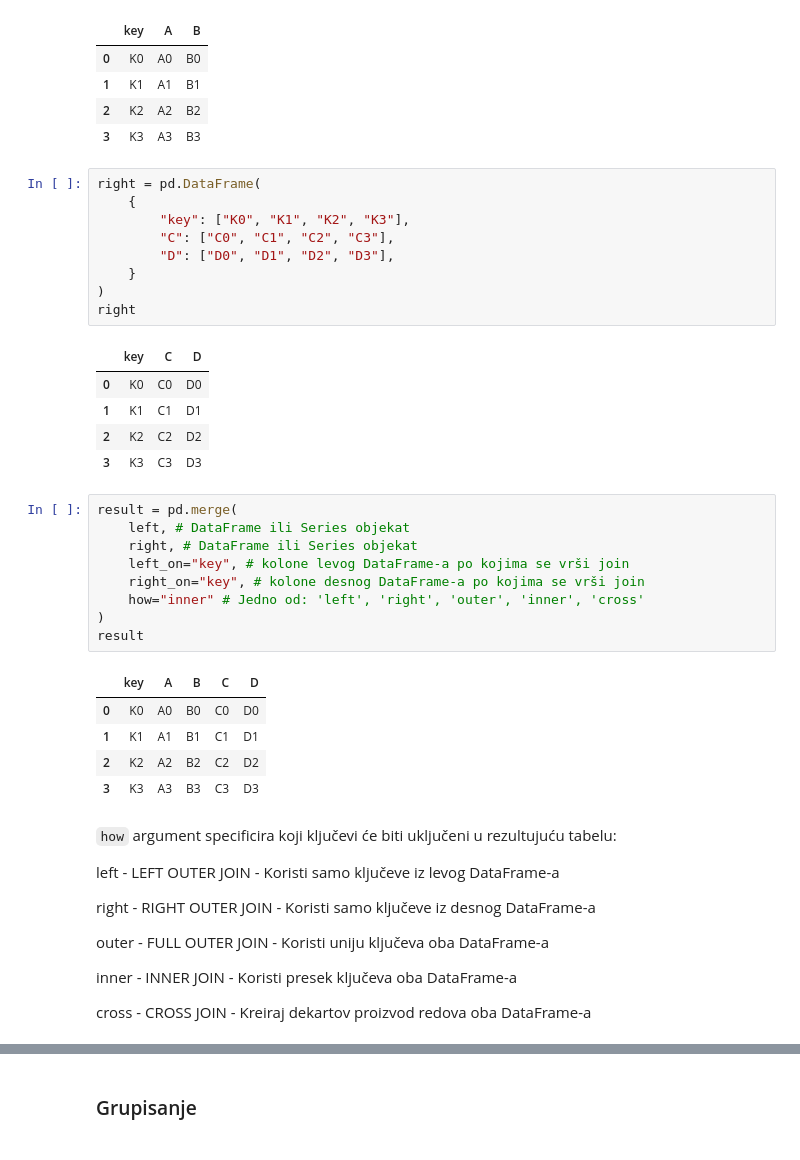
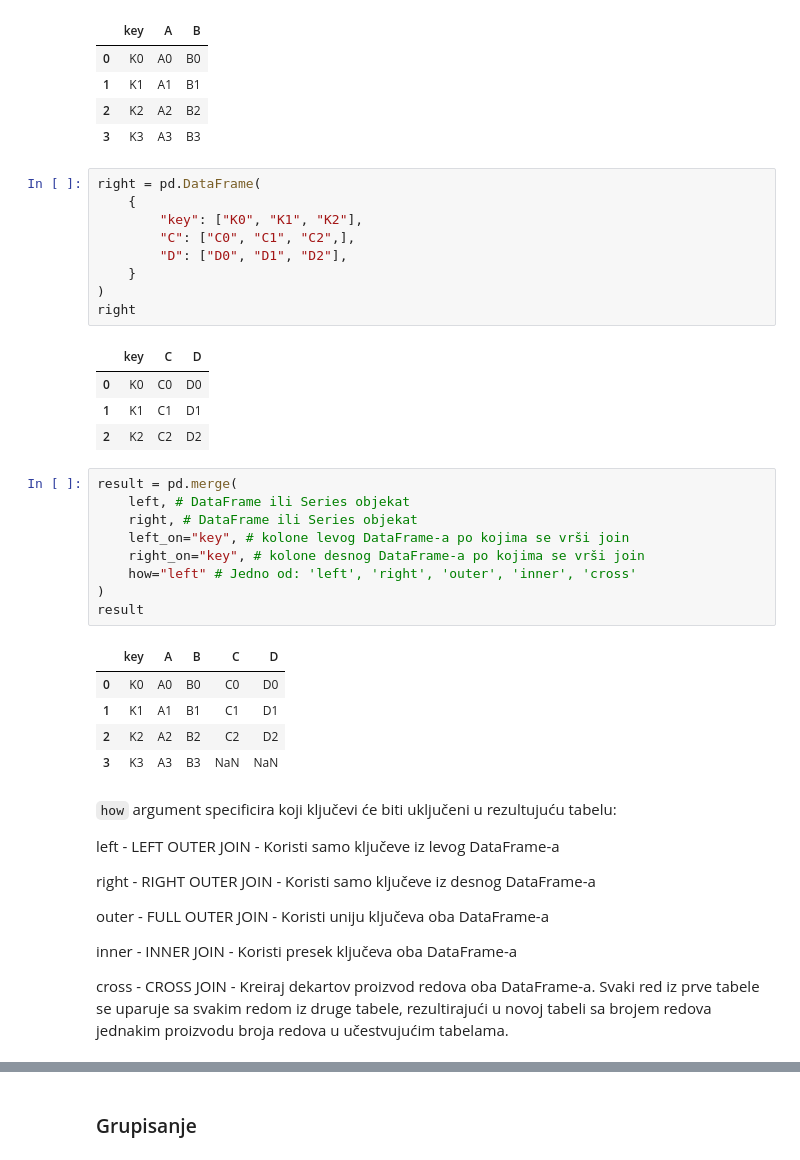
Before and after one commit to TLazarevic/data-analysis-lab, a Jupyter notebook: pandas.ipynb, the cells around one changed output, grey strips where cells are left out. Drawn from its saved outputs; the diff is of its cells as text.

````diff
--- a/pandas.ipynb
+++ b/pandas.ipynb
@@ -504,25 +589,24 @@ left
 # %%
 right = pd.DataFrame(
     {
-        "key": ["K0", "K1", "K2", "K3"],
-        "C": ["C0", "C1", "C2", "C3"],
-        "D": ["D0", "D1", "D2", "D3"],
+        "key": ["K0", "K1", "K2"],
+        "C": ["C0", "C1", "C2",],
+        "D": ["D0", "D1", "D2"],
     }
 )
 right
 # %% [output]
 |  | key | C | D |
 | 0 | K0 | C0 | D0 |
 | 1 | K1 | C1 | D1 |
 | 2 | K2 | C2 | D2 |
-| 3 | K3 | C3 | D3 |
 # %%
 result = pd.merge(
     left, # DataFrame ili Series objekat
     right, # DataFrame ili Series objekat
     left_on="key", # kolone levog DataFrame-a po kojima se vrši join
     right_on="key", # kolone desnog DataFrame-a po kojima se vrši join
-    how="inner" # Jedno od: 'left', 'right', 'outer', 'inner', 'cross'
+    how="left" # Jedno od: 'left', 'right', 'outer', 'inner', 'cross'
 )
 result
 # %% [output]
@@ -530,7 +614,7 @@ result
 | 0 | K0 | A0 | B0 | C0 | D0 |
 | 1 | K1 | A1 | B1 | C1 | D1 |
 | 2 | K2 | A2 | B2 | C2 | D2 |
-| 3 | K3 | A3 | B3 | C3 | D3 |
+| 3 | K3 | A3 | B3 | NaN | NaN |
 # %% [markdown]
 ```how``` argument specificira koji ključevi će biti uključeni u rezultujuću tabelu:
 
@@ -542,4 +626,4 @@ outer - FULL OUTER JOIN - Koristi uniju ključeva oba DataFrame-a
 
 inner - INNER JOIN - Koristi presek ključeva oba DataFrame-a
 
-cross - CROSS JOIN - Kreiraj dekartov proizvod redova oba DataFrame-a
+cross - CROSS JOIN - Kreiraj dekartov proizvod redova oba DataFrame-a. Svaki red iz prve tabele se uparuje sa svakim redom iz druge tabele, rezultirajući u novoj tabeli sa brojem redova jednakim proizvodu broja redova u učestvujućim tabelama.
````
Also changed, not shown: parts of 56 cells of this notebook, 1 other file.
